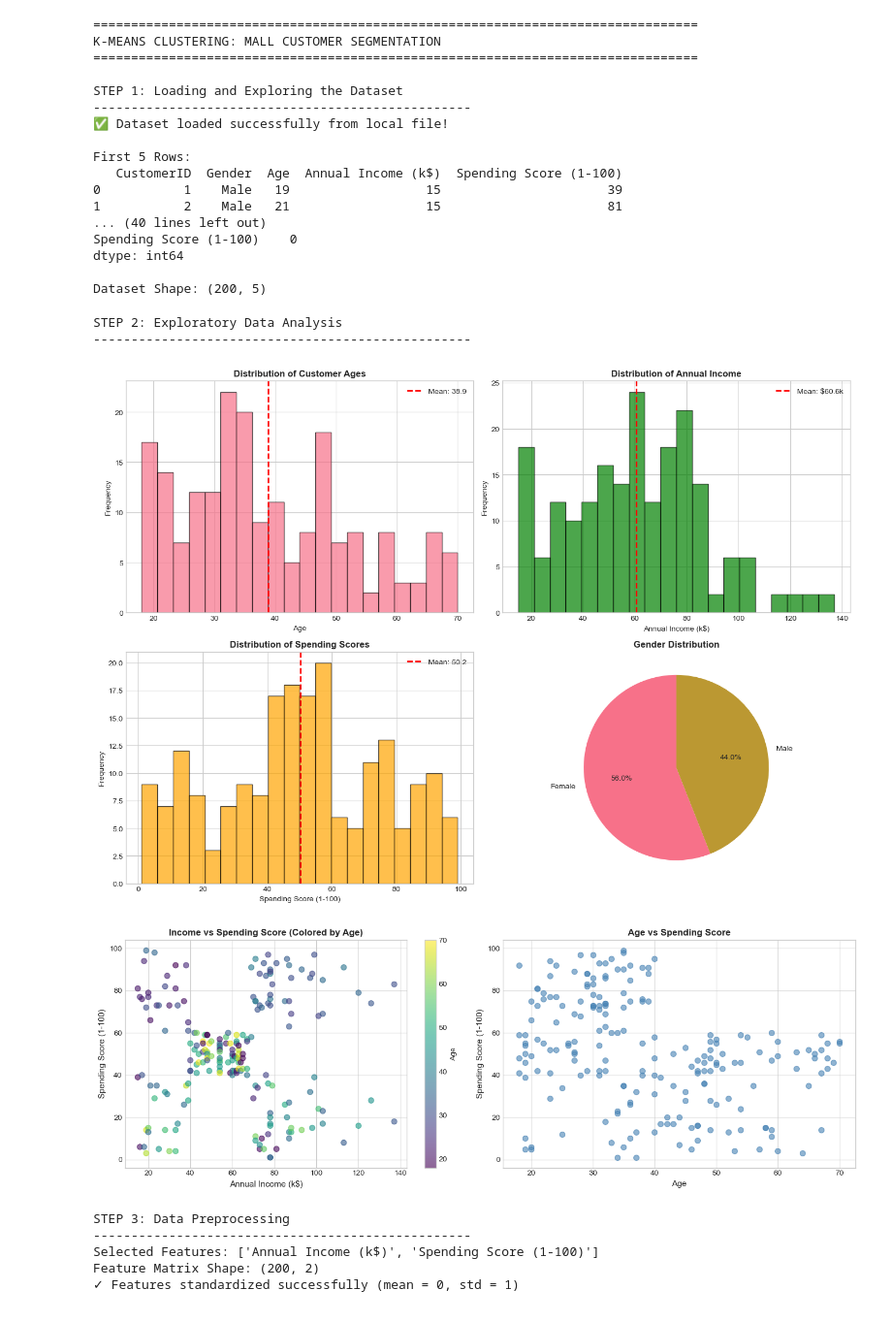
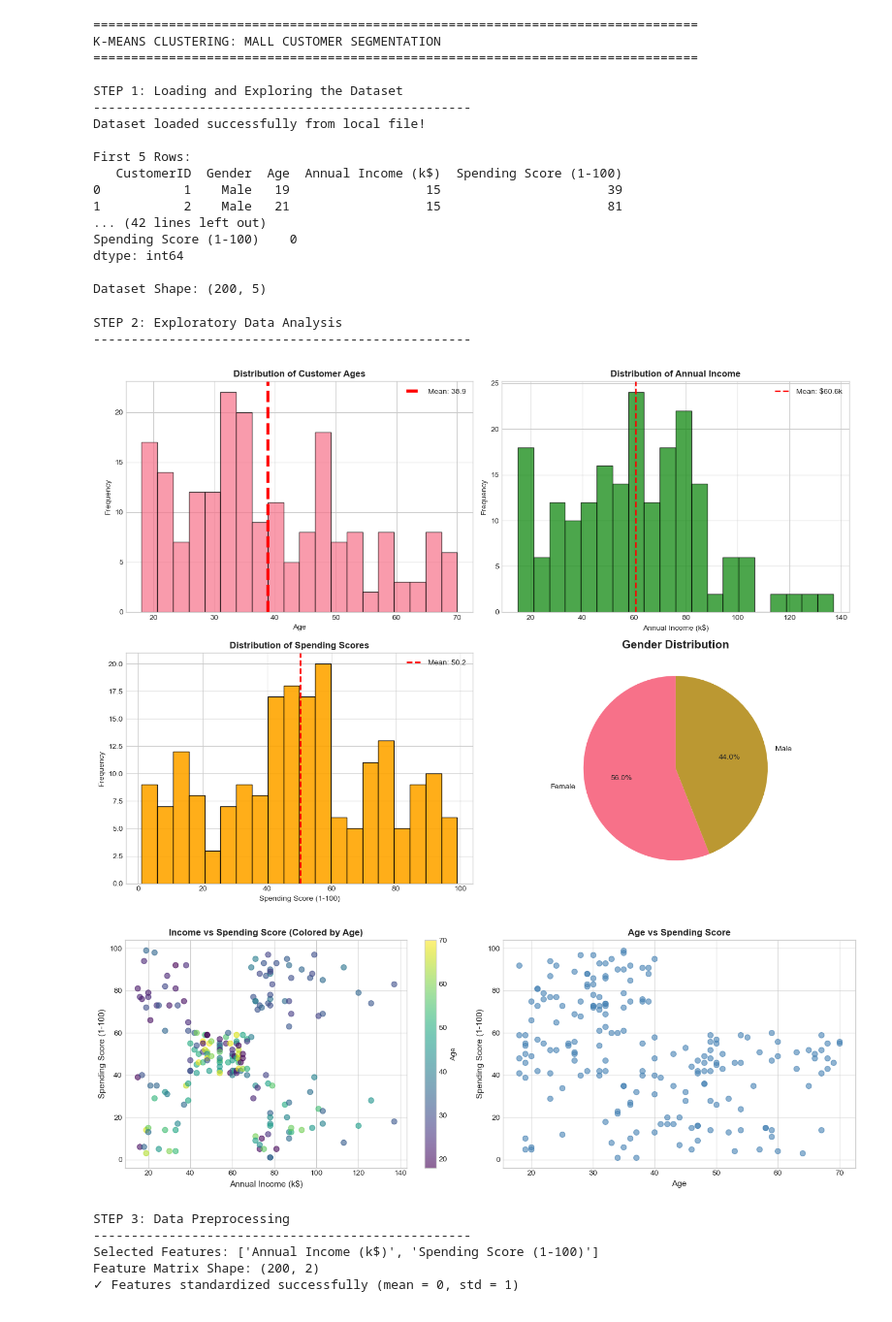
Before and after one commit to nigusadmas/AAU-DataScience_-_AI-Enginner-Projects, a Jupyter notebook: Mall_Customer_segmentation/Mall_Customer_Segmentation.ipynb, the cells around one changed output. Shown at 97% size. Drawn from its saved outputs; the diff is of its cells as text; code cells hidden in the pictures.

```diff
--- a/Mall_Customer_segmentation/Mall_Customer_Segmentation.ipynb
+++ b/Mall_Customer_segmentation/Mall_Customer_Segmentation.ipynb
@@ -41,12 +41,12 @@ online_path = "https://raw.githubusercontent.com/plotly/datasets/master/mall_cus
 try:
     # Try loading local file
     df = pd.read_csv("dataset/Mall_Customers.csv")
-    print("✅ Dataset loaded successfully from local file!")
+    print("Dataset loaded successfully from local file!")
 
 except FileNotFoundError:
     # If local file is missing, load from GitHub
     df = pd.read_csv(online_path)
-    print("✅ Dataset loaded successfully from online source!")
+    print("Dataset loaded successfully from online source!")
 
 # Display first five rows
 print("\nFirst 5 Rows:")
@@ -58,7 +58,7 @@ print(df.info())
 
 # Statistical summary
 print("\nStatistical Summary:")
-print(df.describe())
+print(df.describe().T)
 
 # Check missing values
 print("\nMissing Values:")
@@ -73,13 +73,13 @@ K-MEANS CLUSTERING: MALL CUSTOMER SEGMENTATION
 
 STEP 1: Loading and Exploring the Dataset
 --------------------------------------------------
-✅ Dataset loaded successfully from local file!
+Dataset loaded successfully from local file!
 
 First 5 Rows:
    CustomerID  Gender  Age  Annual Income (k$)  Spending Score (1-100)
 0           1    Male   19                  15                      39
 1           2    Male   21                  15                      81
-... (40 lines left out)
+... (42 lines left out)
 Spending Score (1-100)    0
 dtype: int64
 
@@ -95,9 +95,9 @@ print("-" * 50)
 # Create figure for EDA
 fig, axes = plt.subplots(2, 2, figsize=(14, 10))
 
-# ------------------------------------------------------------
+# =============================================================
 # Distribution of Age
-# ------------------------------------------------------------
+# =============================================================
 axes[0, 0].hist(df["Age"], bins=20, edgecolor="black", alpha=0.7)
 axes[0, 0].set_xlabel("Age")
 axes[0, 0].set_ylabel("Frequency")
@@ -110,7 +110,7 @@ axes[0, 0].axvline(
     df["Age"].mean(),
     color="red",
     linestyle="dashed",
-    linewidth=2,
+    linewidth=4,
     label=f"Mean: {df['Age'].mean():.1f}"
 )
 axes[0, 0].legend()
@@ -137,8 +137,7 @@ axes[0, 1].axvline(
     color="red",
     linestyle="dashed",
     linewidth=2,
-    label=f"Mean: ${df['Annual Income (k$)'].mean():.1f}k"
-)
+    label=f"Mean: ${df['Annual Income (k$)'].mean():.1f}k")
 axes[0, 1].legend()
 
 # ------------------------------------------------------------
@@ -148,7 +147,7 @@ axes[1, 0].hist(
     df["Spending Score (1-100)"],
     bins=20,
     edgecolor="black",
-    alpha=0.7,
+    alpha=0.9,
     color="orange"
 )
 axes[1, 0].set_xlabel("Spending Score (1-100)")
@@ -182,7 +181,7 @@ if "Gender" in df.columns:
 
     axes[1, 1].set_title(
         "Gender Distribution",
-        fontsize=12,
+        fontsize=15,
         fontweight="bold"
     )
 else:
@@ -230,34 +229,34 @@ axes[0].set_title(
     fontweight="bold"
 )
 
 plt.colorbar(scatter, ax=axes[0], label="Age")
 
 # ------------------------------------------------------------
 # Age vs Spending Score
 # ------------------------------------------------------------
 axes[1].scatter(
     df["Age"],
     df["Spending Score (1-100)"],
     alpha=0.6,
     color="steelblue",
     s=50
 )
 
 axes[1].set_xlabel("Age", fontsize=11)
 axes[1].set_ylabel("Spending Score (1-100)", fontsize=11)
 axes[1].set_title(
     "Age vs Spending Score",
     fontsize=12,
     fontweight="bold"
 )
 
 plt.tight_layout()
 plt.savefig("figures/feature_relationships.png", dpi=300, bbox_inches="tight")
 plt.show()
 # %% [output]
 STEP 2: Exploratory Data Analysis
 --------------------------------------------------
-[figure, old version]
+[figure, new version]
 [figure]
 # %%
 # ============================================================
```
Also changed, not shown: parts of 3 cells of this notebook, 3 other files.
